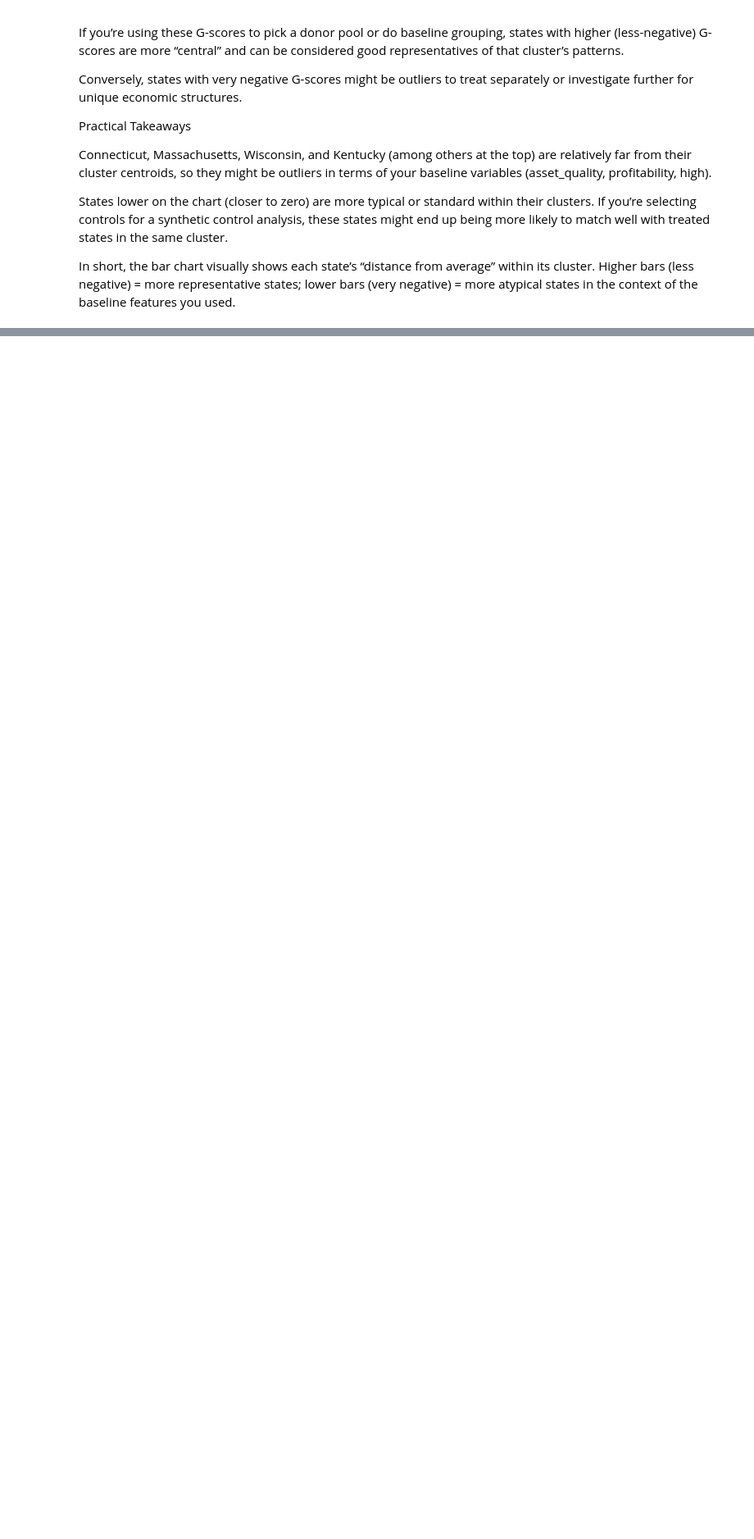
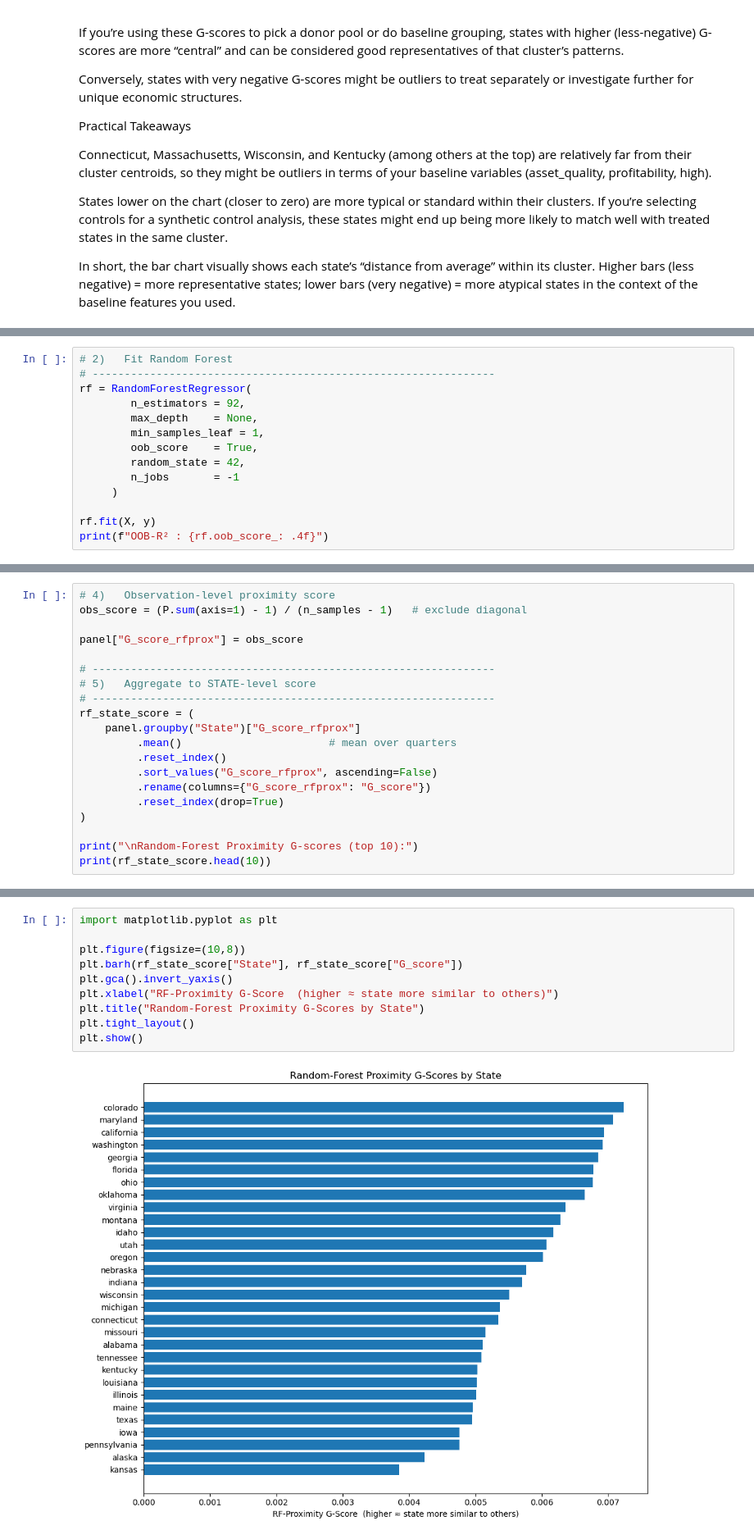
Before and after one commit to DMChakrabarti013/macro_matrics, a Jupyter notebook: G-Selection.ipynb, the cells around one changed output, grey strips where cells are left out. Shown at 82% size. Drawn from its saved outputs; the diff is of its cells as text; blank space fills up the shorter version.

```diff
--- a/G-Selection.ipynb
+++ b/G-Selection.ipynb
@@ -213,0 +723,14 @@ In short, the bar chart visually shows each state’s “distance from average
+# %%
+# 2)   Fit Random Forest
+# ---------------------------------------------------------------
+rf = RandomForestRegressor(
+        n_estimators = 92,
+        max_depth    = None,
+        min_samples_leaf = 1,
+        oob_score    = True,
+        random_state = 42,
+        n_jobs       = -1
+     )
+
+rf.fit(X, y)
+print(f"OOB‑R² : {rf.oob_score_: .4f}")
@@ -213,0 +759,20 @@ In short, the bar chart visually shows each state’s “distance from average
+# %%
+# 4)   Observation‑level proximity score
+obs_score = (P.sum(axis=1) - 1) / (n_samples - 1)   # exclude diagonal
+
+panel["G_score_rfprox"] = obs_score
+
+# ---------------------------------------------------------------
+# 5)   Aggregate to STATE‑level score
+# ---------------------------------------------------------------
+rf_state_score = (
+    panel.groupby("State")["G_score_rfprox"]
+         .mean()                       # mean over quarters
+         .reset_index()
+         .sort_values("G_score_rfprox", ascending=False)
+         .rename(columns={"G_score_rfprox": "G_score"})
+         .reset_index(drop=True)
+)
+
+print("\nRandom‑Forest Proximity G‑scores (top 10):")
+print(rf_state_score.head(10))
@@ -213,0 +792,12 @@ In short, the bar chart visually shows each state’s “distance from average
+# %%
+import matplotlib.pyplot as plt
+
+plt.figure(figsize=(10,8))
+plt.barh(rf_state_score["State"], rf_state_score["G_score"])
+plt.gca().invert_yaxis()
+plt.xlabel("RF‑Proximity G‑Score  (higher ≈ state more similar to others)")
+plt.title("Random‑Forest Proximity G‑Scores by State")
+plt.tight_layout()
+plt.show()
+# %% [output]
+[figure, added]
```
Also changed, not shown: parts of 77 cells of this notebook, 1 other file.
